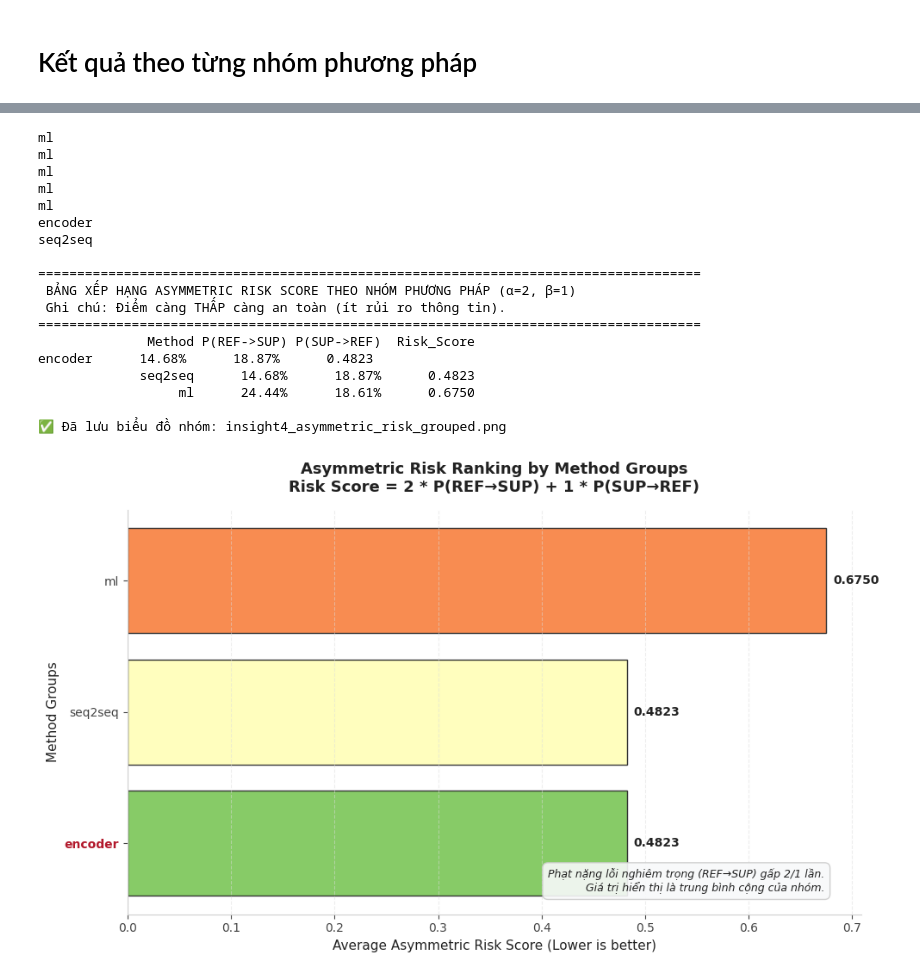
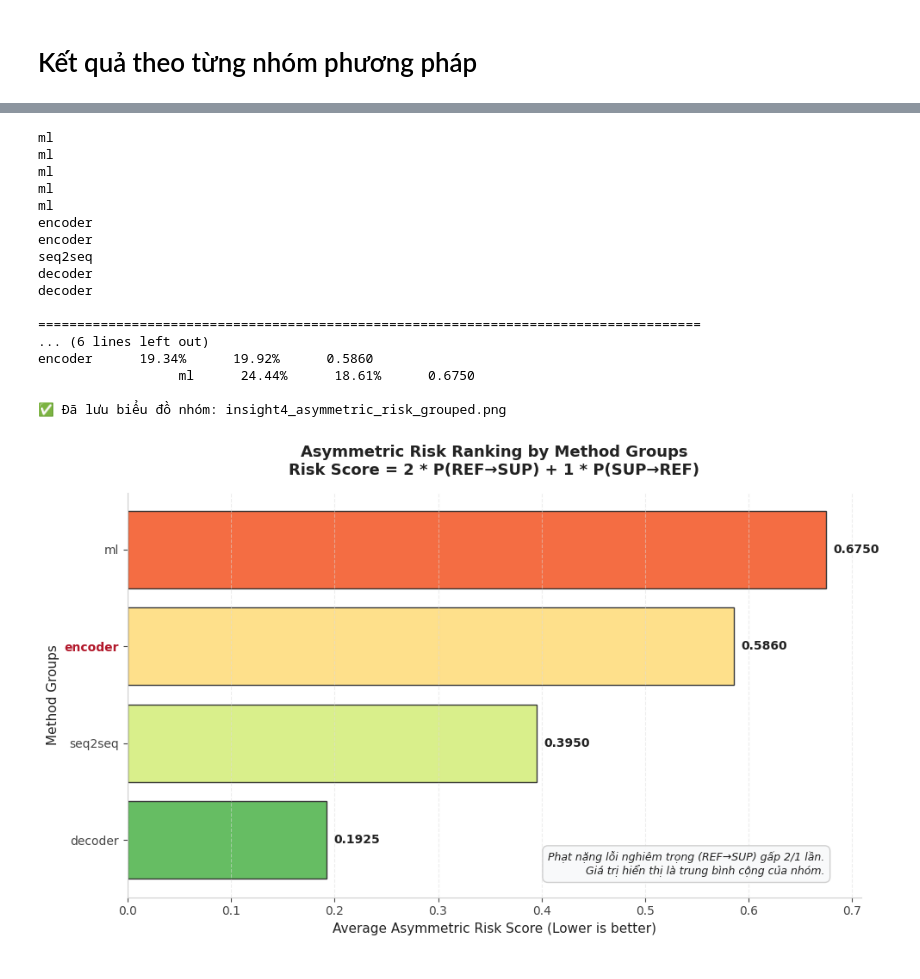
Before and after one commit to ltpisme/CSC15011_Fact_Checking, a Jupyter notebook: finetune_phobert/scripts.ipynb, the cells around one changed output, grey strips where cells are left out. Cells and saved outputs as stored; diff of their text form; code cells hidden in the pictures.

```diff
--- a/finetune_phobert/scripts.ipynb
+++ b/finetune_phobert/scripts.ipynb
@@ -99,6 +101,13 @@ encoder_res = [
         'f1': 0.7825,
         'name': 'phobert+phase+cls', 'dataset': 'high-aug',
         'cm': [[188, 27, 50], [18, 232, 20], [37, 18, 197]],
+        'method': 'encoder'
+    },
+    {
+        'SUPPORTED': [ 0.7799, 0.7025 ], 'NEI': [ 0.8655, 0.8222], 'REFUTED': [ 0.5175, 0.6743 ],
+        'f1': 0.7227,
+        'name': 'phobert+phase+cls', 'dataset': 'high-aug',
+        'cm': [[248, 31, 74], [28, 296, 36], [42, 15, 118]],
         'method': 'encoder'
     },
     # {
@@ -139,7 +148,20 @@ encoder_res = [
 Bao gồm: BartPHO
 # %%
 seq2seq = [
-
+    {
+        'SUPPORTED': [0.67, 0.61],
+        'NEI': [0.75, 0.67],
+        'REFUTED': [0.54, 0.74],
+        'name': 'bartpho-word',
+        'dataset': 'high-aug',
+        'f1': 0.6566,
+        'cm': [
+            [217, 49, 87],
+            [93, 242, 25],
+            [13, 33, 129]
+        ],
+        'method': 'seq2seq'
+    },
 ]
 # %% [markdown]
 ### Kết quả phương pháp api-llm
@@ -149,3 +174,19 @@ api_llm = []
+# %%
+decoder_res = [
+    {
+        'SUPPORTED': [0.92, 0.87], 'NEI': [0.96, 0.86], 'REFUTED': [0.73, 0.96],
+        'name': 'gemma-3-4b-it', 'dataset': 'high-aug',
+        'f1': 0.8786,
+        'cm': [[308, 36, 9], [23, 311, 26], [4, 3, 168]],
+        'method': 'decoder'
+    },
+    {
+        'SUPPORTED': [0.87, 0.90], 'NEI': [0.92, 0.90], 'REFUTED': [0.80, 0.79],
+        'name': 'qwen-2.5-1.5b-instruct', 'dataset': 'high-aug',
+        'f1': 0.8645,
+        'cm': [[318, 13, 22], [24, 323, 13], [22, 14, 139]],
+        'method': 'decoder'
+    },
+]
 # %%
-all_res = ml_res + encoder_res + seq2seq + api_llm
-all_res
+all_res = ml_res + encoder_res + seq2seq + api_llm + decoder_res
@@ -1118,7 +1115,7 @@ import numpy as np
 import matplotlib.pyplot as plt
 import seaborn as sns
 
-MAIN_METHODS = ['ml', 'encoder', 'seq2seq', 'api-llm']
+MAIN_METHODS = ['ml', 'encoder', 'seq2seq', 'api-llm', 'decoder']
 
 def calculate_and_plot_grouped_risk_score(all_res, alpha=3, beta=1):
     """
@@ -1218,37 +1215,36 @@ def calculate_and_plot_grouped_risk_score(all_res, alpha=3, beta=1):
     plt.text(0.95, 0.05, box_text,
              transform=plt.gca().transAxes, ha='right', va='bottom',
              fontsize=9, style='italic',
              bbox=dict(facecolor='#f8f9fa', alpha=0.9, edgecolor='#cccccc', boxstyle='round,pad=0.5'))
 
     # Loại bỏ viền trên và viền phải
     ax.spines['top'].set_visible(False)
     ax.spines['right'].set_visible(False)
 
     plt.tight_layout()
     plt.savefig('insight4_asymmetric_risk_grouped.png', dpi=150, facecolor='#ffffff')
     print("\n✅ Đã lưu biểu đồ nhóm: insight4_asymmetric_risk_grouped.png")
     plt.show()
 
 # --- CÁCH CHẠY ---
 # Gọi hàm với bộ dữ liệu all_res của bạn
 calculate_and_plot_grouped_risk_score(all_res, alpha=2, beta=1)
 # %% [output]
 ml
 ml
 ml
 ml
 ml
 encoder
+encoder
 seq2seq
+decoder
+decoder
 
 =====================================================================================
- BẢNG XẾP HẠNG ASYMMETRIC RISK SCORE THEO NHÓM PHƯƠNG PHÁP (α=2, β=1)
- Ghi chú: Điểm càng THẤP càng an toàn (ít rủi ro thông tin).
-=====================================================================================
-              Method P(REF->SUP) P(SUP->REF)  Risk_Score
-encoder      14.68%      18.87%      0.4823
-             seq2seq      14.68%      18.87%      0.4823
+... (6 lines left out)
+encoder      19.34%      19.92%      0.5860
                   ml      24.44%      18.61%      0.6750
 
 ✅ Đã lưu biểu đồ nhóm: insight4_asymmetric_risk_grouped.png
-[figure, old version]
+[figure, new version]
```
Also changed, not shown: parts of 6 cells of this notebook, 10 other files.
